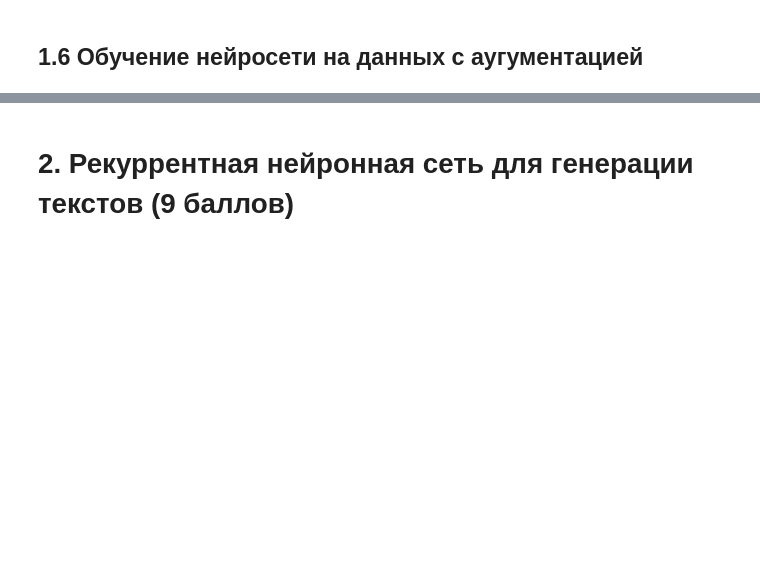
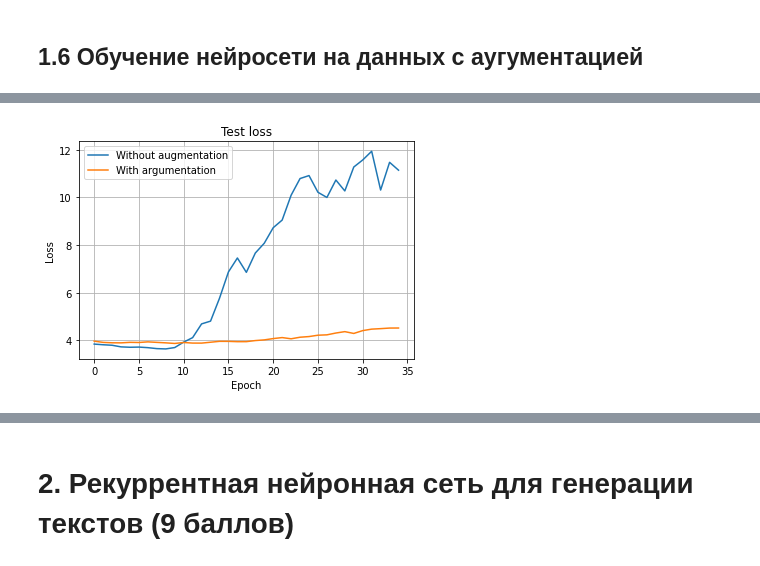
Before and after one commit to CERZAR/OIRS_HW, a Jupyter notebook: oirs_hw_3.ipynb, the cells around one changed output, grey strips where cells are left out. Drawn from its saved outputs; the diff is of its cells as text; code cells hidden in the pictures; blank space fills up the shorter version.

```diff
--- a/oirs_hw_3.ipynb
+++ b/oirs_hw_3.ipynb
@@ -265,0 +334,12 @@ plt.show()
+# %%
+figure = plt.figure().gca()
+figure.plot(history['test_loss'])
+figure.plot(history_aug['test_loss'])
+plt.ylabel('Loss')
+plt.xlabel('Epoch')
+plt.legend(['Without augmentation', 'With argumentation'])
+plt.title('Test loss')
+plt.grid()
+plt.show()
+# %% [output]
+[figure, added]
```
Also changed, not shown: parts of 16 cells of this notebook.
